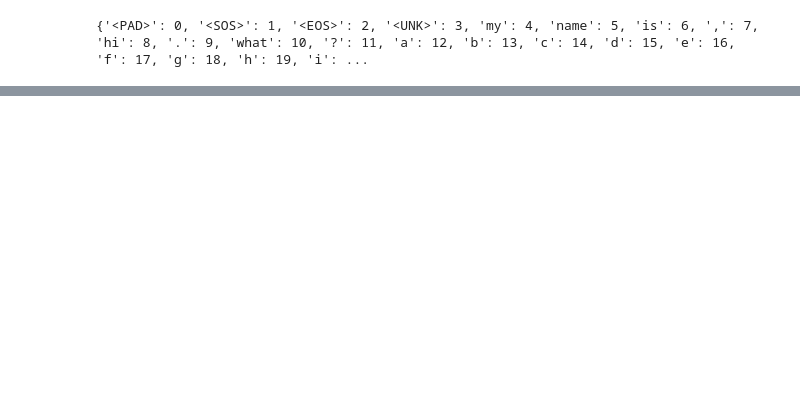
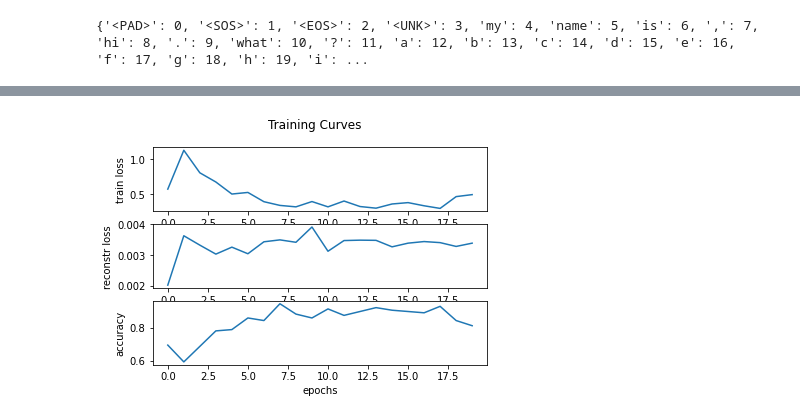
Before and after one commit to clam004/meta-learned-memory, a Jupyter notebook: part2_Seq2Seq.ipynb, the cells around one changed output, grey strips where cells are left out. Cells and saved outputs as stored; diff of their text form; code cells hidden in the pictures; blank space fills up the shorter version.

Commit message:
train

```diff
--- a/part2_Seq2Seq.ipynb
+++ b/part2_Seq2Seq.ipynb
@@ -115,0 +223,10 @@ tensor([[37],
+# %%
+emb_dim, n_layers, heads, dropout = 32, 2, 2, 0.0
+
+vocab = Vocab(emb_dim)
+model = Bot(emb_dim, n_layers, heads, dropout, vocab)
+
+teacher = Teacher(model.vocab)
+teacher.add_vocab()
+
+print(model.vocab.word2index)
@@ -115,0 +235,75 @@ tensor([[37],
+# %%
+
+optimizer = torch.optim.Adam(model.parameters(), lr=0.001, betas=(0.9, 0.98), eps=1e-9)
+scheduler = torch.optim.lr_scheduler.ReduceLROnPlateau(optimizer,'min',factor=0.9,patience=10)
+
+loss_all_list = []
+rcloss_all_list = []
+accuracy_list = []
+
+total_batches = 1500
+best_acc = 0
+lamda = 5
+batch_size = 64
+for batch in range(total_batches):
+
+    intro, introtarget, whatmyname, names = teacher.get_batch(batch_size, name_size)
+
+    out_vecs, trg_end, rcl, rcli = model.teacher_forcing(intro, introtarget)
+
+    vocab_logits = model.vocab.emb2vocab(out_vecs)
+
+    predictions = vocab_logits.view(-1, vocab_logits.size(-1))
+    target = trg_end.view(-1)
+
+    batch_loss = F.cross_entropy(predictions, target,
+                                 ignore_index = model.vocab.word2index["<PAD>"])
+
+    reconstruction_loss = lamda*rcl
+    ################# Next Part of Conversation ########################
+    out_vecs, trg_end, rcl, rcli = model.teacher_forcing(whatmyname, names)
+
+    vocab_logits = model.vocab.emb2vocab(out_vecs)
+
+    predictions = vocab_logits.view(-1, vocab_logits.size(-1))
+    target = trg_end.view(-1)
+
+    acc = accuracy_score(target, torch.argmax(predictions, dim=1))
+
+    batch_loss += F.cross_entropy(predictions, target,
+                                 ignore_index = model.vocab.word2index["<PAD>"])
+
+    reconstruction_loss += lamda*rcl
+    conversation_loss = batch_loss + reconstruction_loss
+
+    scheduler.step(conversation_loss)
+    optimizer.zero_grad()
+    conversation_loss.backward()
+    torch.nn.utils.clip_grad_norm_(model.parameters(), 1.0)
+    optimizer.step()
+
+    if batch % int(total_batches/20 + 1) == 0:
+        loss_all_list.append(conversation_loss.float().item())
+        rcloss_all_list.append(reconstruction_loss.float().item())
+        accuracy_list.append(acc)
+        print("accuracy", round(acc,4),
+              "celoss", round(batch_loss.float().item(),4),
+              "rcloss", round(reconstruction_loss.float().item(),6),
+              "d_rcloss", round((rcli - rcl).float().item(),4),
+              "training progress", round(batch/total_batches,4))
+        if acc > best_acc:
+            print('Saving Model...')
+            best_acc = acc
+            save_model(model,"modelstate/task.pth")
+            pickle.dump(model.vocab.word2index,open("modelstate/word2index.p","wb"))
+            pickle.dump(model.mnm.memfunc.Ws,open("modelstate/Ws.p","wb"))
+
+fig, (ax1, ax2, ax3) = plt.subplots(3)
+fig.suptitle('Training Curves')
+ax1.set(xlabel='epochs', ylabel='train loss')
+ax2.set(xlabel='epochs', ylabel='reconstr loss')
+ax3.set(xlabel='epochs', ylabel='accuracy')
+ax1.plot(loss_all_list, label='train loss')
+ax2.plot(rcloss_all_list, label='reconstrunction loss')
+ax3.plot(accuracy_list, label='accuracy')
+# %% [output]
@@ -115,0 +328 @@ tensor([[37],
+[figure, added]
```
Also changed, not shown: parts of 13 cells of this notebook, 5 other files.
